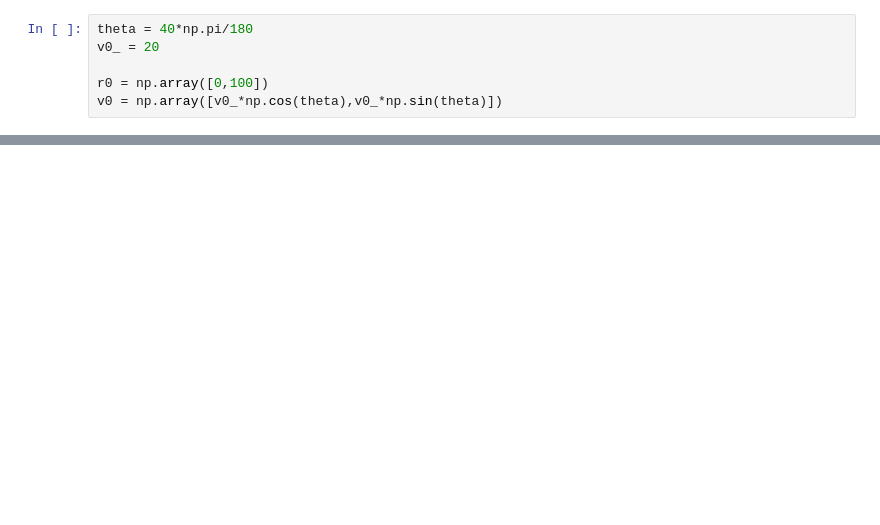
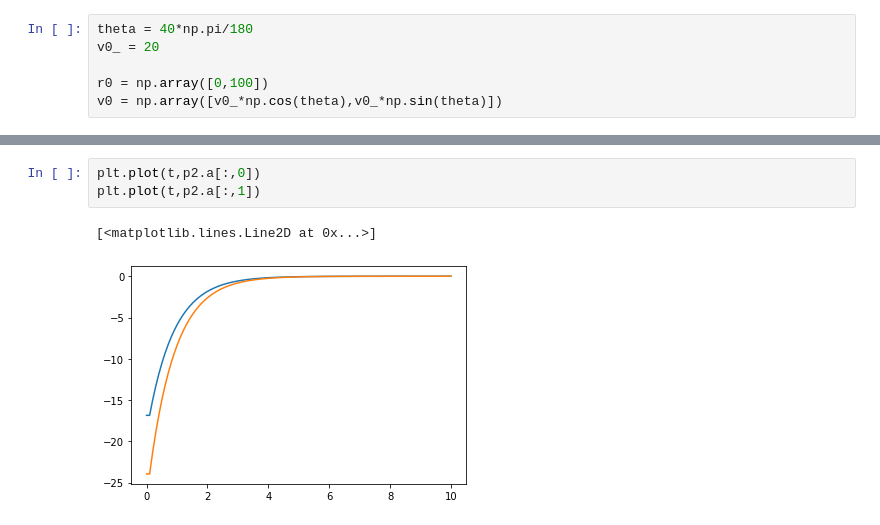
Before and after one commit to psalazarg02/MetodosComputacionales20222, a Jupyter notebook: Week16/Cinematica.ipynb, the cells around one changed output, grey strips where cells are left out. Saved outputs shown, nothing was run; the diff lists cells and outputs as text; blank space fills up the shorter version.

```diff
--- a/Week16/Cinematica.ipynb
+++ b/Week16/Cinematica.ipynb
@@ -58,0 +65,6 @@ plt.plot(p2.r[:,0],p2.r[:,1])
+# %%
+plt.plot(t,p2.a[:,0])
+plt.plot(t,p2.a[:,1])
+# %% [output]
+[<matplotlib.lines.Line2D at 0x...>]
+[figure, added]
```
Also changed, not shown: parts of 5 cells of this notebook.
